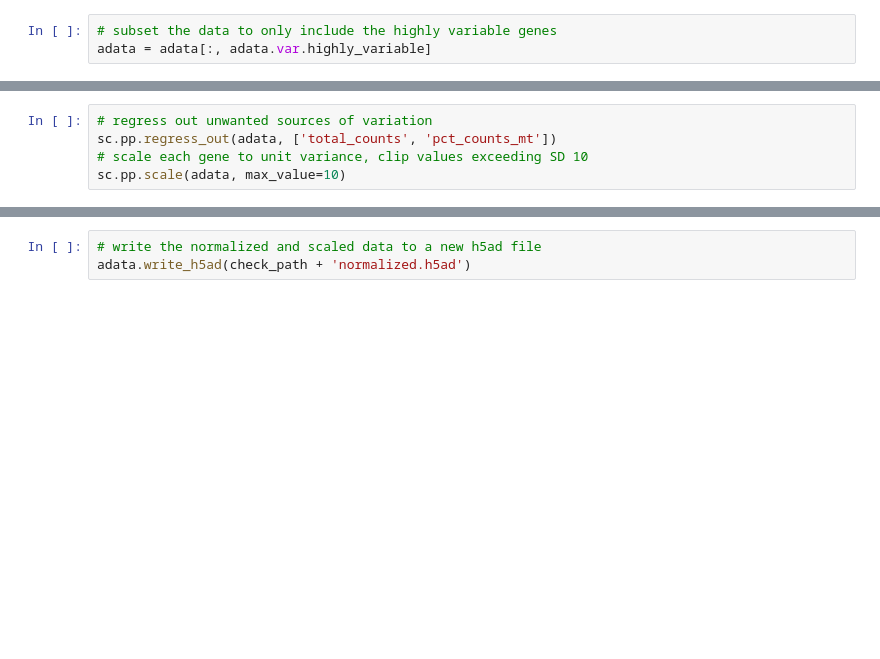
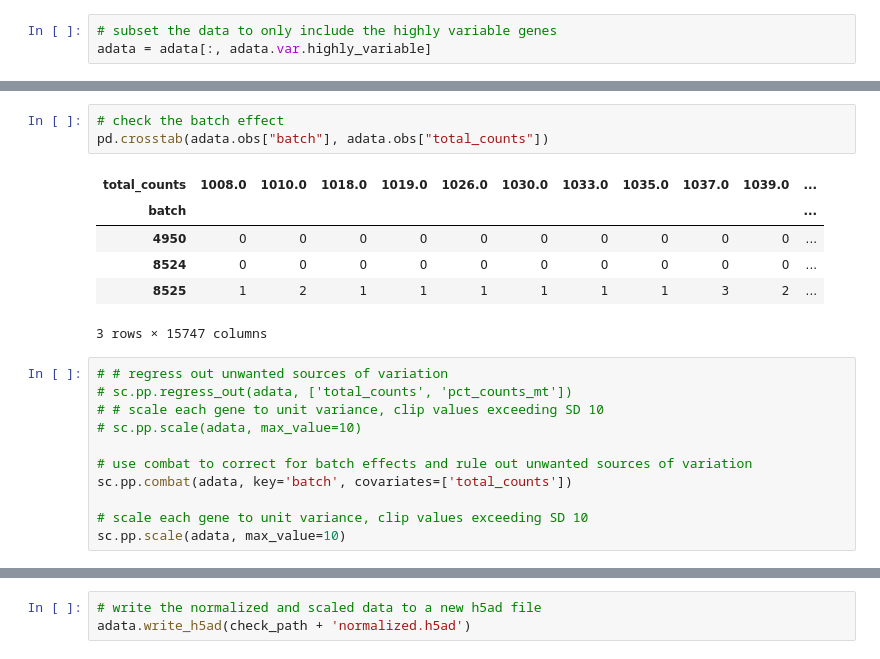
Before and after one commit to PolyPolyQ/scRNA-seq_ML, a Jupyter notebook: notebooks/baseline.ipynb, the cells around one changed output, grey strips where cells are left out. Cells and saved outputs as stored; diff of their text form; blank space fills up the shorter version.

```diff
--- a/notebooks/baseline.ipynb
+++ b/notebooks/baseline.ipynb
@@ -300,5 +306,21 @@ adata = adata[:, adata.var.highly_variable]
+# %%
+# check the batch effect
+pd.crosstab(adata.obs["batch"], adata.obs["total_counts"])
+# %% [output]
+| total_counts | 1008.0 | 1010.0 | 1018.0 | 1019.0 | 1026.0 | 1030.0 | 1033.0 | 1035.0 | 1037.0 | 1039.0 | ... |
+| batch |  |  |  |  |  |  |  |  |  |  | ... |
+| 4950 | 0 | 0 | 0 | 0 | 0 | 0 | 0 | 0 | 0 | 0 | ... |
+| 8524 | 0 | 0 | 0 | 0 | 0 | 0 | 0 | 0 | 0 | 0 | ... |
+| 8525 | 1 | 2 | 1 | 1 | 1 | 1 | 1 | 1 | 3 | 2 | ... |
+3 rows × 15747 columns
 # %%
-# regress out unwanted sources of variation
-sc.pp.regress_out(adata, ['total_counts', 'pct_counts_mt'])
+# # regress out unwanted sources of variation
+# sc.pp.regress_out(adata, ['total_counts', 'pct_counts_mt'])
+# # scale each gene to unit variance, clip values exceeding SD 10
+# sc.pp.scale(adata, max_value=10)
+
+# use combat to correct for batch effects and rule out unwanted sources of variation
+sc.pp.combat(adata, key='batch', covariates=['total_counts'])
+
 # scale each gene to unit variance, clip values exceeding SD 10
 sc.pp.scale(adata, max_value=10)
```
Also changed, not shown: parts of 20 cells of this notebook.
